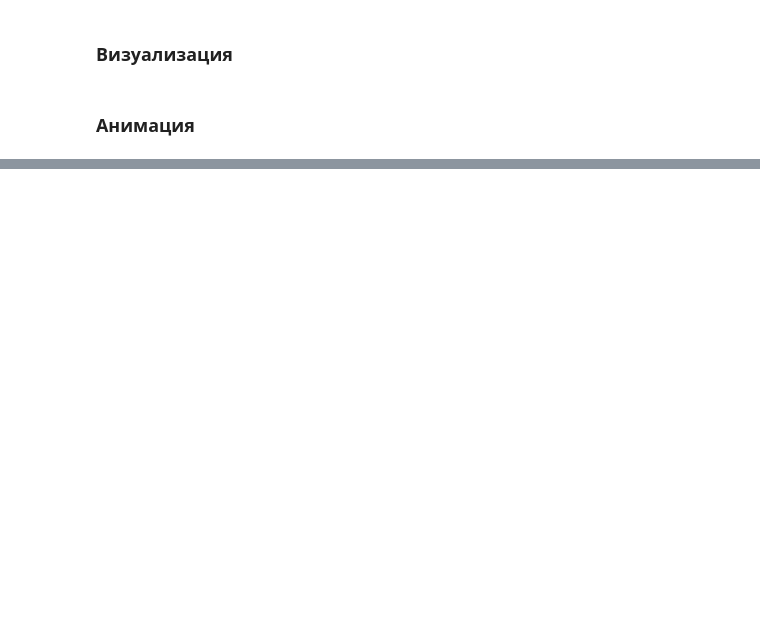
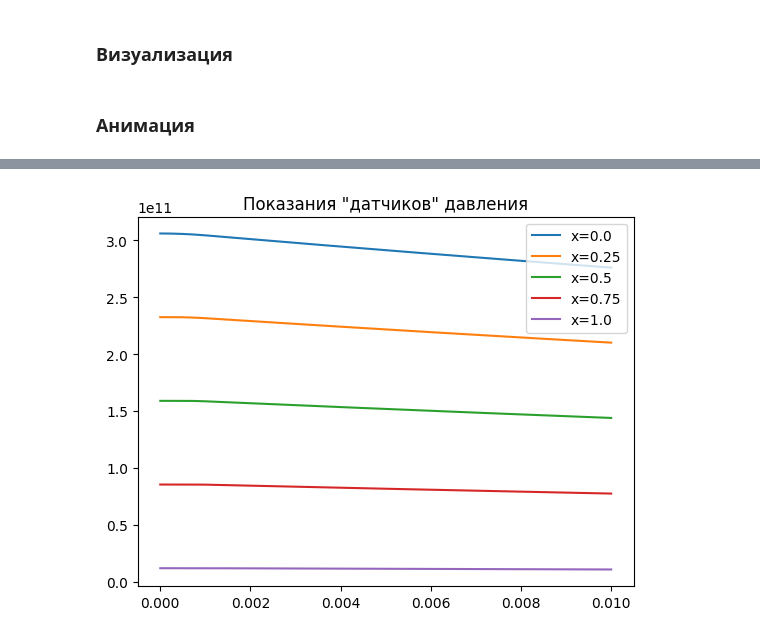
Before and after one commit to lnrSmglln/Carbonate-Acidizing-Modeling, a Jupyter notebook: 2phase/reaction with porous medium.ipynb, the cells around one changed output, grey strips where cells are left out. Drawn from its saved outputs; the diff is of its cells as text; code cells hidden in the pictures; blank space fills up the shorter version.

```diff
--- a/2phase/reaction with porous medium.ipynb
+++ b/2phase/reaction with porous medium.ipynb
@@ -702,3 +757,32 @@ model = ExplicitAcidSolver(
+# %%
+sat = np.zeros([num_of_time_points, num_of_grid_points])
+conc2 = np.zeros([num_of_time_points, num_of_grid_points])
+conc3 = np.zeros([num_of_time_points, num_of_grid_points])
+conc5 = np.zeros([num_of_time_points, num_of_grid_points])
+phi = np.zeros([num_of_time_points, num_of_grid_points])
+pressure = np.zeros([num_of_time_points, num_of_grid_points+1])
+
+breakthrought = False
+for i, time in enumerate(t):
+    da = model.predict(
+        num_of_time_steps=1,
+        time_step=tau,
+        water_saturation_left=water_saturation_left[i, np.newaxis],
+        acid_conc_left=acid_conc_left[i, np.newaxis],
+        fluid_velocity_left=velocity_left[i, np.newaxis],
+
+        pressure_right=1e7
+    )
+    sat[i, :] = model.water_saturation_field
+    conc2[i, :] = model.acid_concentration_field
+    conc3[i, :] = model.salt_concentration_field
+    conc5[i, :] = model.co2_concentration_field
+    phi[i, :] = model.porosity_field
+    pressure[i, :] = model.pressure_field
+
+    if phi[i, -1] > initial_porosity * 1.05 and not breakthrought:
+        breakthrought = True
+        print(f"breakthrough at time = {model.time}, with pvbt = {flow * model.time / (width * height * length * initial_porosity)}")
 # %% [markdown]
 ### Визуализация
 # %% [markdown]
@@ -737 +828,12 @@ new_colors = [
+# %%
+plt.title("Показания \"датчиков\" давления")
+plt.plot(t, pressure[:, 0], label="x=0.0")
+plt.plot(t, pressure[:, num_of_grid_points//4], label="x=0.25")
+plt.plot(t, pressure[:, num_of_grid_points//4 * 2], label="x=0.5")
+plt.plot(t, pressure[:, num_of_grid_points//4 * 3], label="x=0.75")
+plt.plot(t, pressure[:, num_of_grid_points//4 * 4], label="x=1.0")
+plt.legend()
+plt.show()
+# %% [output]
+[figure, added]
 # %%
```
Also changed, not shown: parts of 12 cells of this notebook, 5 other files.
